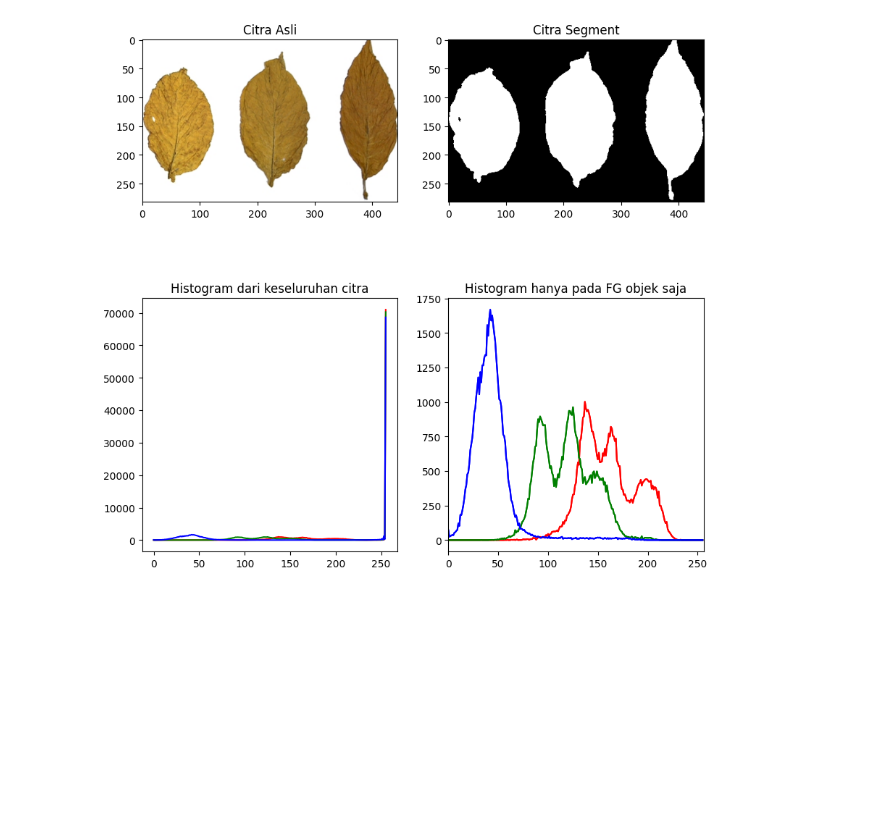
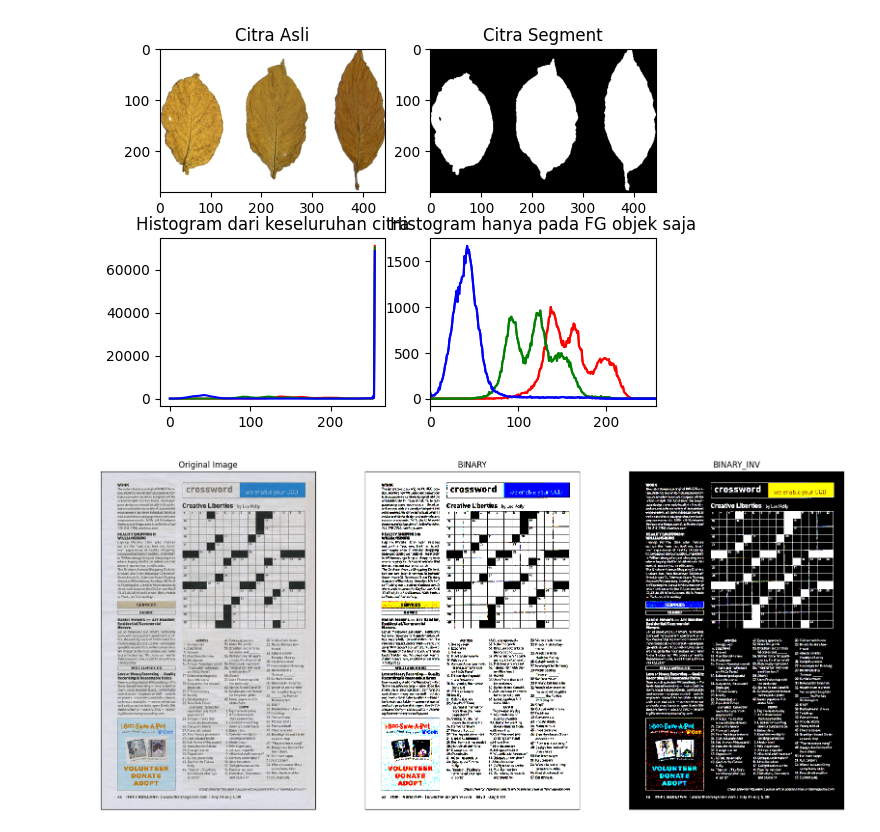
Before and after one commit to irbaadika/PCVK_Genap_2023, a Jupyter notebook: Jobsheet10.ipynb, the cells around one changed output. Saved outputs shown, nothing was run; the diff lists cells and outputs as text; code cells hidden in the pictures; blank space fills up the shorter version.

```diff
--- a/Jobsheet10.ipynb
+++ b/Jobsheet10.ipynb
@@ -123,27 +119,46 @@ plt.show()
 # %%
 img_tobacco = cv2.imread('/content/drive/MyDrive/ASSETS-PVCK/Images/tobacco.jpg')
 img_tobacco = cv2.cvtColor(img_tobacco,cv2.COLOR_BGR2RGB)
 img_gray = cv2.cvtColor(img_tobacco,cv2.COLOR_BGR2GRAY)
 
 ret3,mask = cv2.threshold(img_gray,200,255,cv2.THRESH_BINARY_INV)
 
-plt.figure(figsize = (10,10))
 plt.subplot(2,2,1),plt.imshow(img_tobacco)
 plt.title('Citra Asli')
 plt.subplot(2,2,2),plt.imshow(mask, 'gray')
 plt.title('Citra Segment')
 color = ('r','g','b')
 for i,col in enumerate(color):
     hist0 = cv2.calcHist([img_tobacco],[i],None,[256],[0,256])
     plt.subplot(2,2,3),plt.plot(hist0,color = col)
     plt.title('Histogram dari keseluruhan citra')
     hist1 = cv2.calcHist([img_tobacco],[i],mask,[256],[0,256])
     plt.subplot(2,2,4),plt.plot(hist1,color = col)
     plt.title('Histogram dari keseluruhan citra')
     hist1 = cv2.calcHist([img_tobacco],[i],mask,[256],[0,256])
     plt.subplot(2,2,4),plt.plot(hist1,color = col)
     plt.title('Histogram hanya pada FG objek saja')
     plt.xlim([0,256])
 plt.show()
 # %% [output]
-[figure, old version]
+[figure, new version]
+# %%
+img_crossword = cv2.imread('/content/drive/MyDrive/ASSETS-PVCK/Images/crossword.jpg')
+img_gray= cv2.cvtColor(img_crossword, cv2.COLOR_RGB2GRAY)
+blur = cv2.GaussianBlur(img_gray,(5,5),0)
+thresh = 168
+
+t_binary, thresh1 = cv2.threshold(img_crossword, thresh,255,cv2.THRESH_BINARY)
+t_binary_inv, thresh2 = cv2.threshold(img_crossword, thresh,255,cv2.THRESH_BINARY_INV)
+
+titles = ['Original Image', 'BINARY', 'BINARY_INV']
+images = [img_crossword, thresh1, thresh2]
+
+plt.figure(figsize = (20,20))
+
+for i in range(len(images)):
+  plt.subplot(2,3,i+1), plt.imshow(images[i], 'gray', interpolation = 'nearest')
+  plt.title(titles[i])
+  plt.xticks([]),plt.yticks([])
+# %% [output]
+[figure, added]
```
Also changed, not shown: parts of 3 cells of this notebook.
